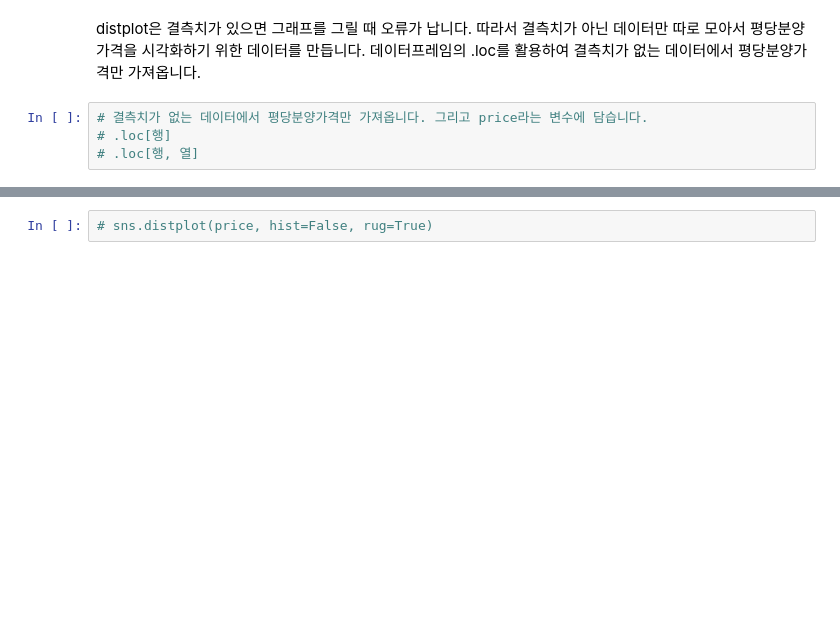
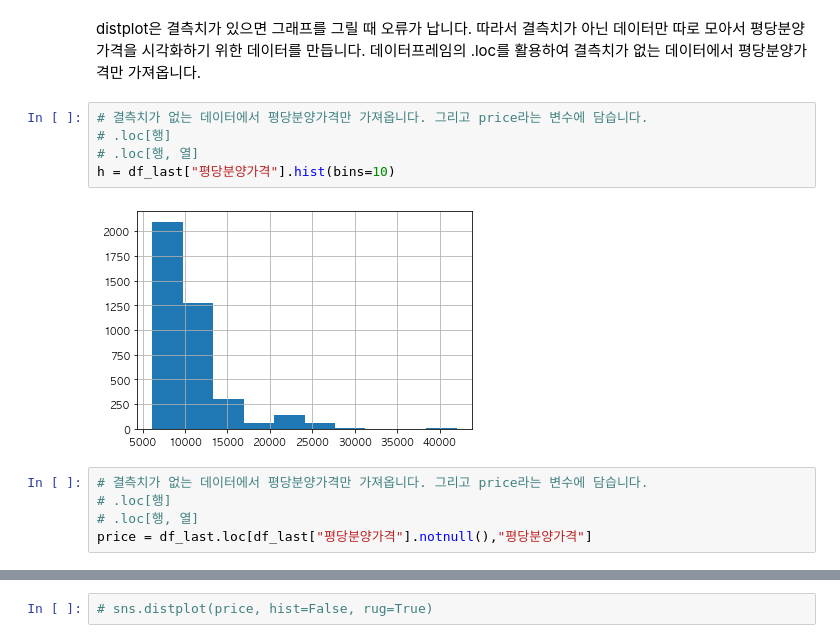
Before and after one commit to LEESANGNAM/pandas, a Jupyter notebook: open-data-analysis-basic-master/01-apt-price-input.ipynb, the cells around one changed output, grey strips where cells are left out. Drawn from its saved outputs; the diff is of its cells as text; blank space fills up the shorter version.

```diff
--- a/open-data-analysis-basic-master/01-apt-price-input.ipynb
+++ b/open-data-analysis-basic-master/01-apt-price-input.ipynb
@@ -734,6 +714,14 @@ distplot은 결측치가 있으면 그래프를 그릴 때 오류가 납니다.
 # %%
 # 결측치가 없는 데이터에서 평당분양가격만 가져옵니다. 그리고 price라는 변수에 담습니다.
 # .loc[행]
 # .loc[행, 열]
+h = df_last["평당분양가격"].hist(bins=10)
+# %% [output]
+[figure, added]
+# %%
+# 결측치가 없는 데이터에서 평당분양가격만 가져옵니다. 그리고 price라는 변수에 담습니다.
+# .loc[행]
+# .loc[행, 열]
+price = df_last.loc[df_last["평당분양가격"].notnull(),"평당분양가격"]
 # %%
 # distplot으로 평당분양가격을 표현해 봅니다.
```
Also changed, not shown: parts of 7 cells of this notebook.
